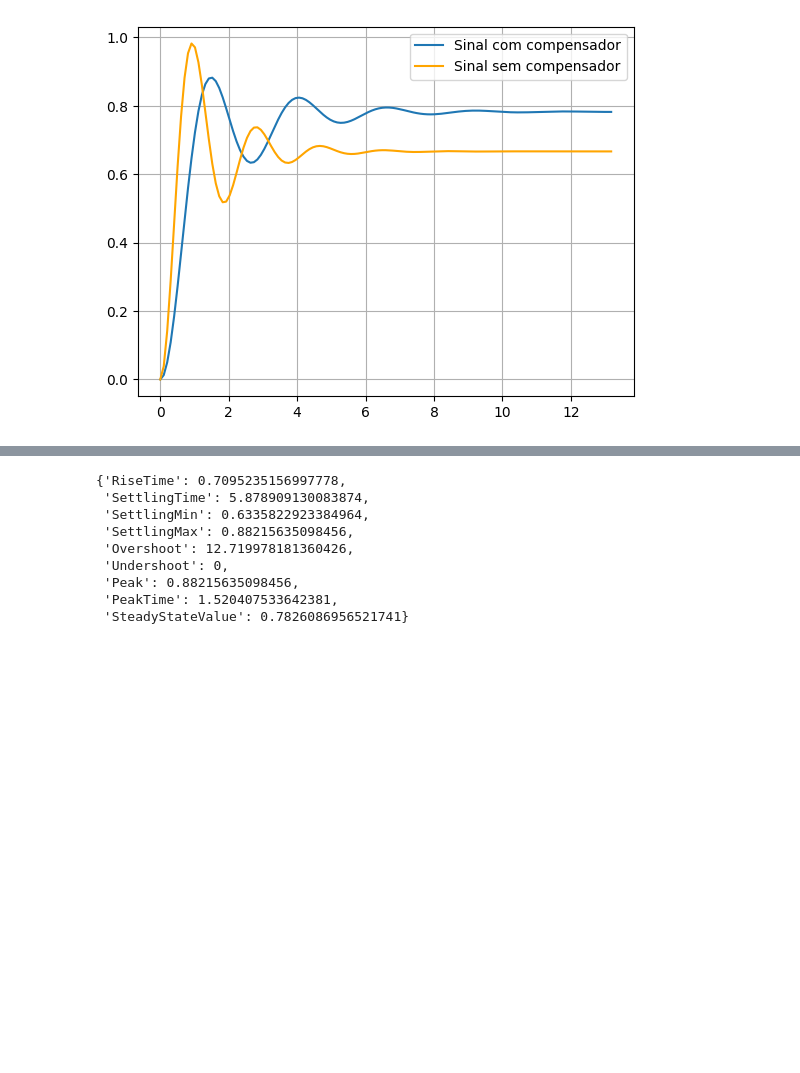
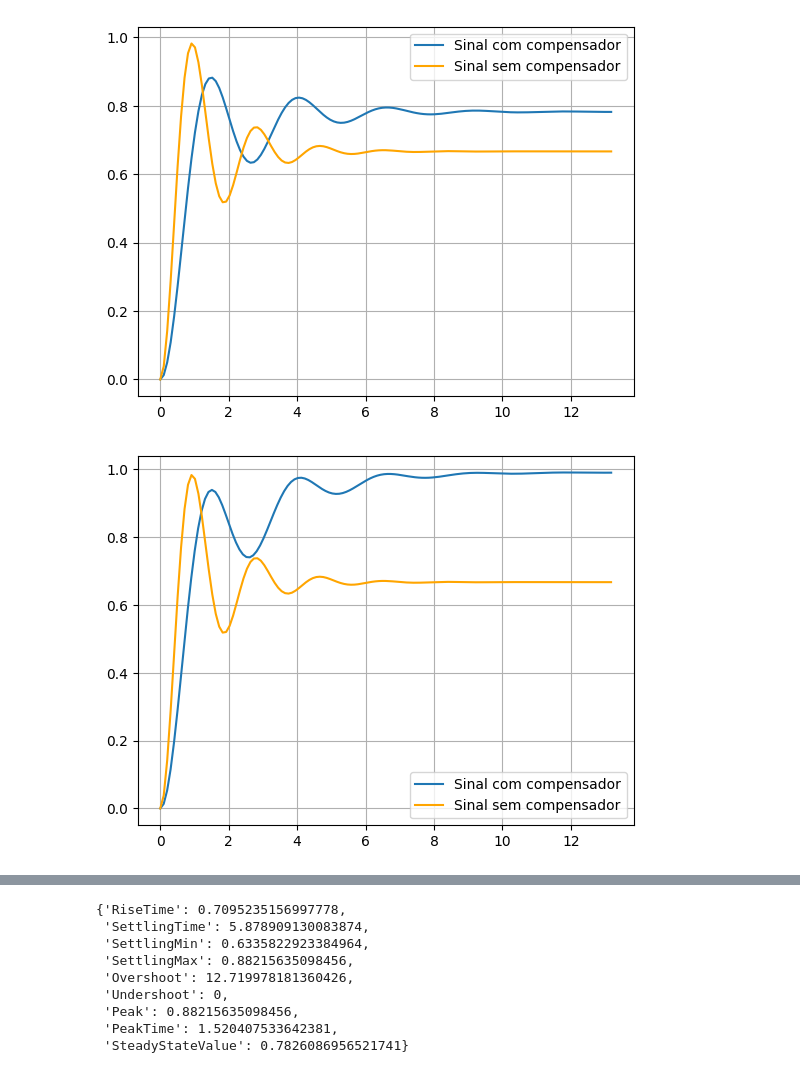
Before and after one commit to JoaoYukio/PCO119, a Jupyter notebook: Atividade 5/Atividade5.ipynb, the cells around one changed output, grey strips where cells are left out. Saved outputs shown, nothing was run; the diff lists cells and outputs as text; code cells hidden in the pictures; blank space fills up the shorter version.

```diff
--- a/Atividade 5/Atividade5.ipynb
+++ b/Atividade 5/Atividade5.ipynb
@@ -277,3 +274,12 @@ plt.legend()
 plt.grid()
 # %% [output]
 [figure]
+# %%
+T5, yout5 = control.step_response(control.feedback(SisCont2))
+# %%
+plt.plot(T5, yout5, label = 'Sinal com compensador')
+plt.plot(T2, yout2, color = 'orange', label =  'Sinal sem compensador')
+plt.legend()
+plt.grid()
+# %% [output]
+[figure, added]
```
Also changed, not shown: parts of 19 cells of this notebook.
